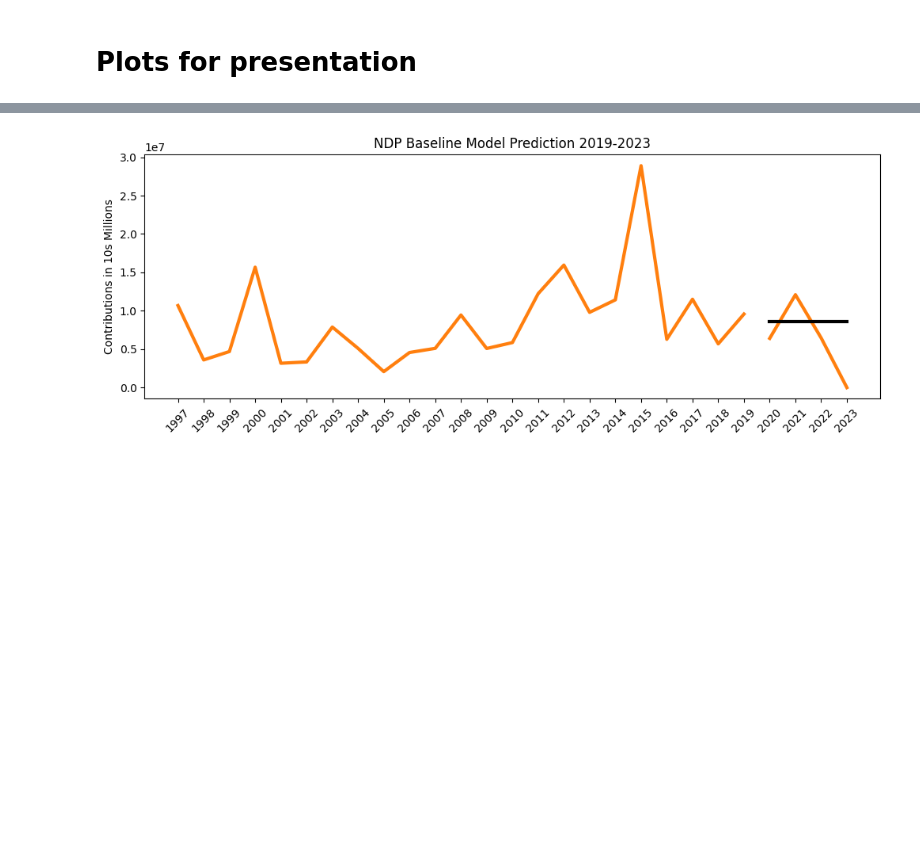
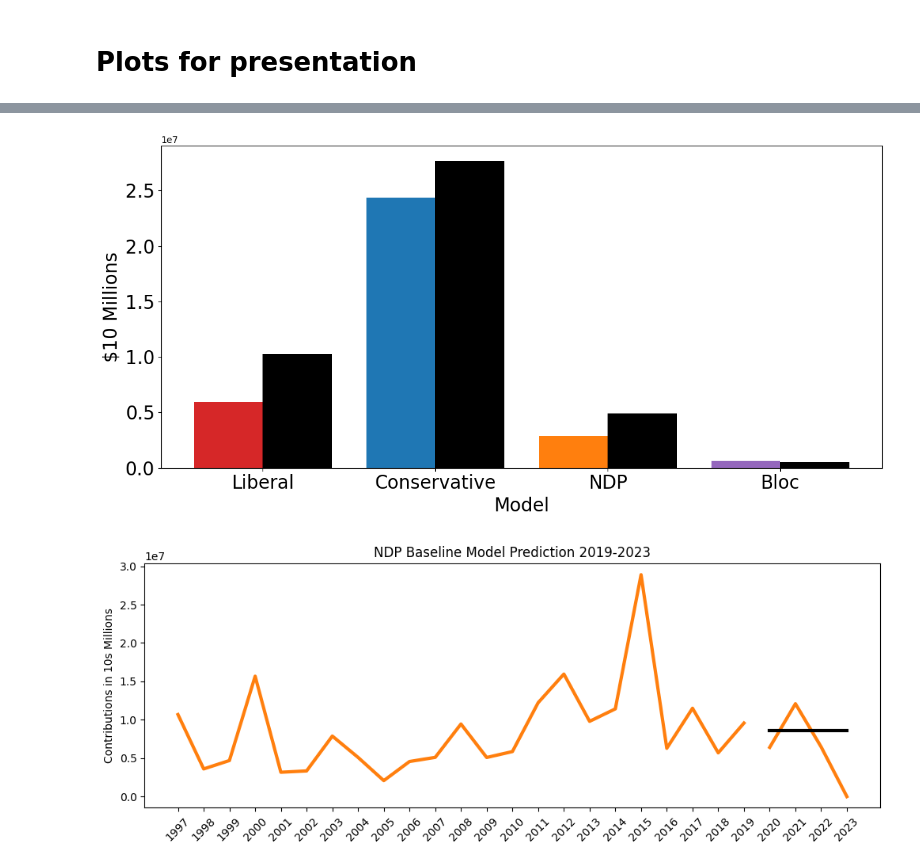
Before and after one commit to WillowTurcot/contribution_forcasting, a Jupyter notebook: 04_modeling.ipynb, the cells around one changed output, grey strips where cells are left out. Drawn from its saved outputs; the diff is of its cells as text; code cells hidden in the pictures; blank space fills up the shorter version.

Commit message:
final push, added slides and more visuals

```diff
--- a/04_modeling.ipynb
+++ b/04_modeling.ipynb
@@ -125,6 +126,7 @@ plt.legend();
 #get base metrics
 conservative_base_rmse = round(root_mean_squared_error(y_test, conservative_base_preds),0)
 conservative_base_mae = round(mean_absolute_error(y_test, conservative_base_preds),0)
+conservative_mean = round(pd.concat([y_test, y_train]).mean(), 0)
 
 #display base metrics
 print(f'Liberal Baseline Model')
@@ -755,3 +766,10 @@ model_res[['model_name','rmse','rmse_diff_base', 'mae', 'mae_diff_base']]
 Almost linear models have shown significant improvement over the baseline models, and all Arima models have been shown to be worse than the baseline. The Bloc Québécois is the only party to see no improvement across all models.
 # %% [markdown]
 # Plots for presentation
+# %%
+best_models = model_res.loc[\
+(model_res['model_name'] == 'L1') | \
+(model_res['model_name'] == 'C1') |\
+(model_res['model_name'] == 'N1') | \
+(model_res['model_name'] == 'B2')]
+best_models.drop(columns = ['preds', 'scaler', 'party'])
@@ -758,3 +782,33 @@ Almost linear models have shown significant improvement over the baseline models
+# %%
+#plot created with the help of ChatGpt
+# Define colors for the 'rmse' bars
+rmse_colors = ['tab:red', 'tab:blue', 'tab:orange', 'tab:purple']
+party_labels = ['Liberal', 'Conservative', 'NDP', 'Bloc']
+
+plt.figure(figsize = (12,6))
+# Create the bar plot
+x = np.arange(len(best_models))  # X positions for bars
+bar_width = 0.4  # Width of bars
+
+# Plot 'rmse' bars with individual colors
+plt.bar(x - bar_width / 2, best_models['rmse'], width=bar_width, color=rmse_colors, label='RMSE')
+
+# Plot 'base_rmse' bars in black
+plt.bar(x + bar_width / 2, best_models['base_rmse'], width=bar_width, color='black', label='Base RMSE')
+
+# Add labels and title
+
+plt.xlabel('Model', fontsize = 20)
+plt.ylabel('$10 Millions', fontsize =20)
+plt.xticks(x, party_labels, fontsize = 20)  # Set x-axis labels to model names
+plt.yticks(fontsize = 20)
+# Show the plot
+plt.tight_layout()
+
+plt.savefig('./visuals/comparing_best_rmse.png')
+plt.show()
+# %% [output]
+[figure, added]
 # %%
 party = 'ndp'
 
```
Also changed, not shown: parts of 10 cells of this notebook, 6 other files.
